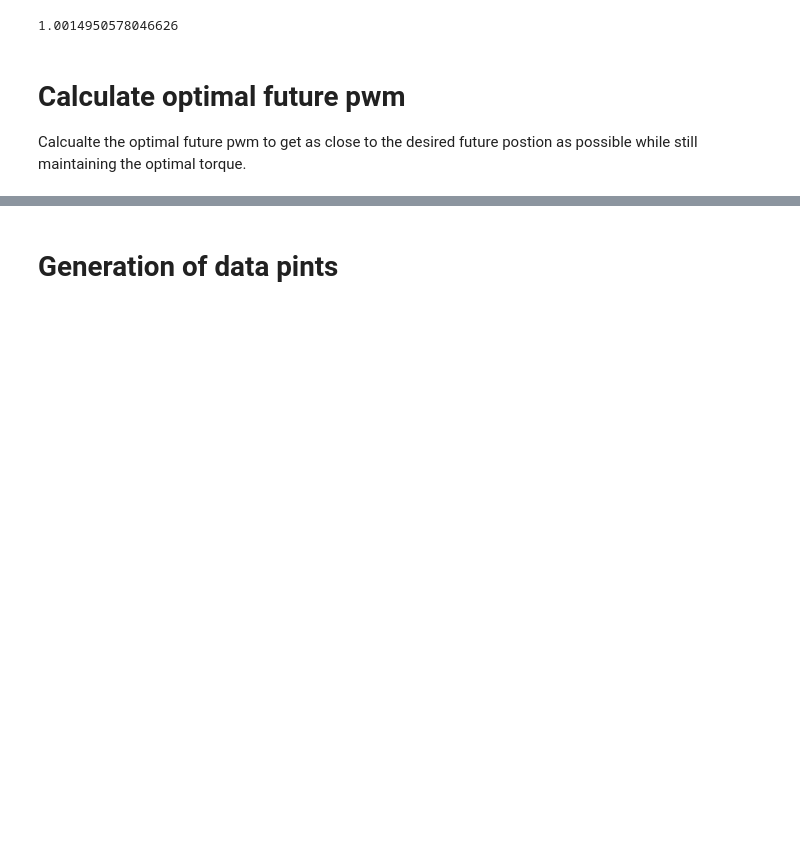
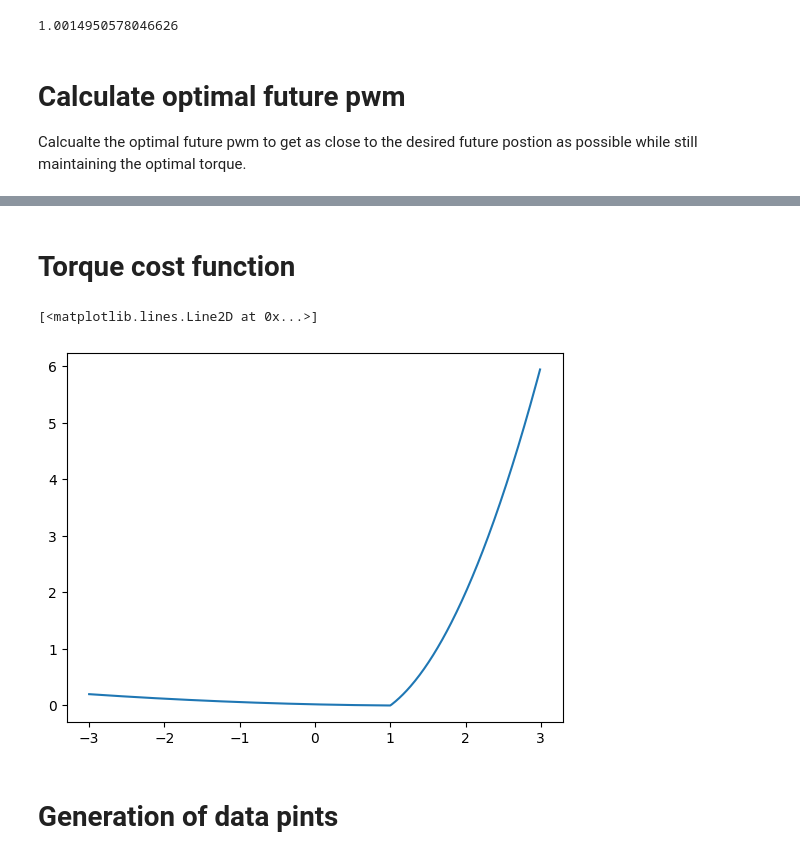
Before and after one commit to Roboy/neural-tendon-control, a Jupyter notebook: controllers/nn_1/dev/ctrl_model/generation_of_ctrl_model_dataset.ipynb, the cells around one changed output, grey strips where cells are left out. Saved outputs shown, nothing was run; the diff lists cells and outputs as text; code cells hidden in the pictures; blank space fills up the shorter version.

```diff
--- a/controllers/nn_1/dev/ctrl_model/generation_of_ctrl_model_dataset.ipynb
+++ b/controllers/nn_1/dev/ctrl_model/generation_of_ctrl_model_dataset.ipynb
@@ -184,3 +267,16 @@ plt.show()
+# %% [markdown]
+# Torque cost function
+# %%
+def torque_cost(x):
+    return torch.mean(torch.nn.functional.leaky_relu(x - optimal_torque_encoder_value, negative_slope=-0.1) ** 2 + torch.nn.functional.leaky_relu(x - optimal_torque_encoder_value, negative_slope=-0.01))
+# %%
+# plot torque cost from - 3 to 3
+xs = torch.arange(-3, 3, 0.01)
+ys = [torque_cost(torch.tensor([x])).detach().numpy() for x in xs]
+plt.plot(xs, ys)
+# %% [output]
+[<matplotlib.lines.Line2D at 0x...>]
+[figure, added]
 # %% [markdown]
 # Generation of data pints
 # %%
```
Also changed, not shown: parts of 12 cells of this notebook.
